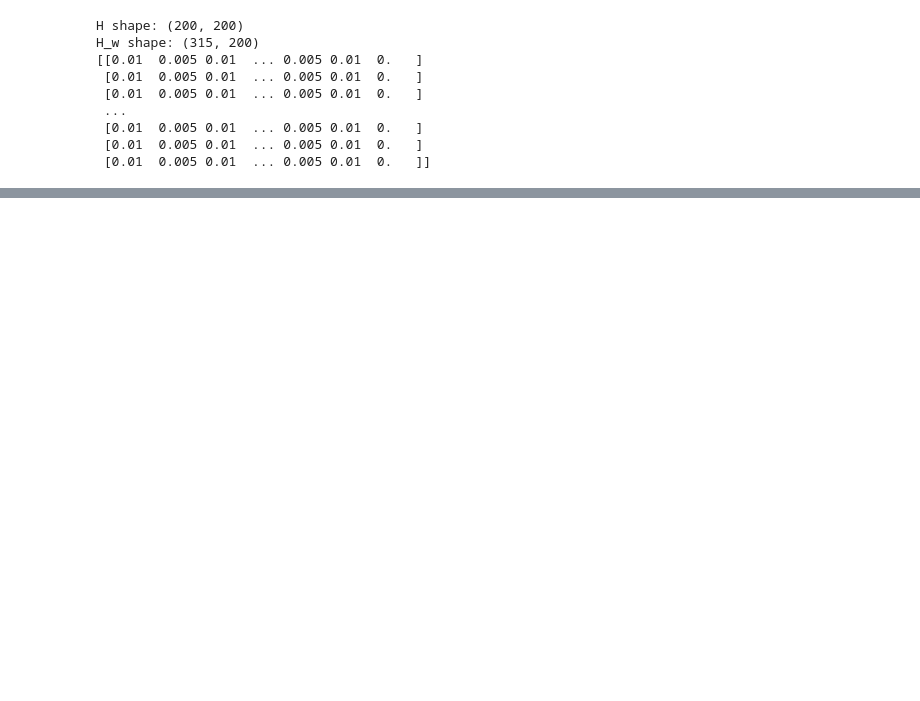
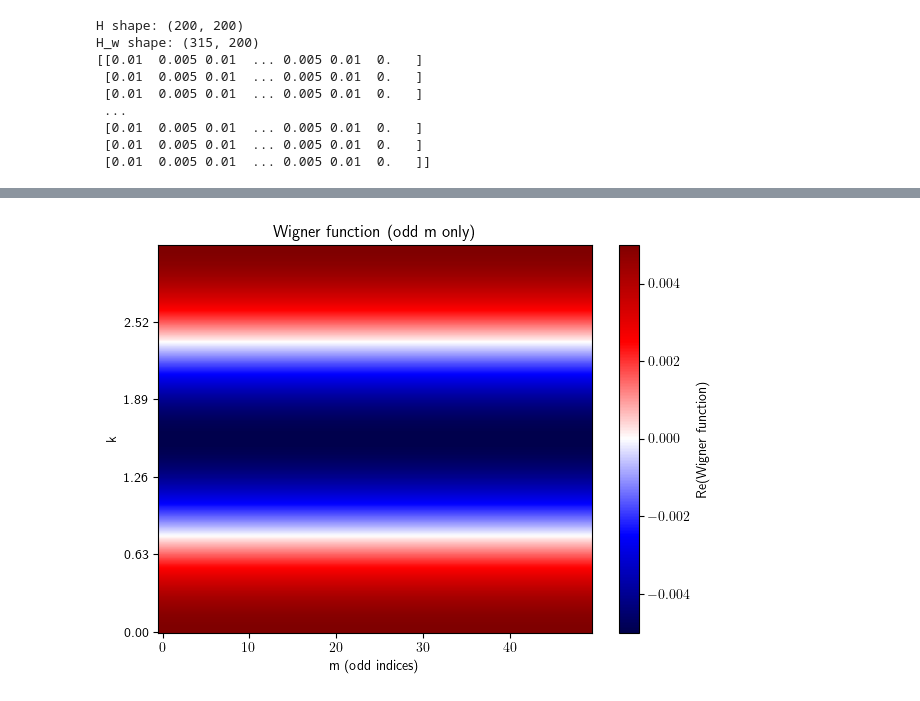
Before and after one commit to evgenii-poliakoff/lightcones, a Jupyter notebook: notebooks/wigner_function/drosophila.ipynb, the cells around one changed output, grey strips where cells are left out. Cells and saved outputs as stored; diff of their text form; code cells hidden in the pictures; blank space fills up the shorter version.

```diff
--- a/notebooks/wigner_function/drosophila.ipynb
+++ b/notebooks/wigner_function/drosophila.ipynb
@@ -488,0 +482,33 @@ plt.show()
+# %%
+# Берём только нечётные m
+odd_indices = np.arange(1, n_sites, 2)   # 1,3,5,... (физические узлы)
+
+# Строим картинку только по ним
+max_ = np.max(np.abs(w_p[:, odd_indices]))
+min_ = -max_
+
+im = plt.imshow(
+    w_p[:, odd_indices].real,
+    aspect='auto',
+    cmap='seismic',
+    vmin=min_,
+    vmax=max_,
+    origin="lower"
+)
+
+plt.xlabel('m (odd indices)')
+plt.ylabel('k')
+
+plt.yticks(
+    [len(k)/5 * i for i in range(5)],
+    labels=["{:5.2f}".format(k[round(len(k)/5 * i)]) for i in range(5)]
+)
+
+plt.title('Wigner function (odd m only)')
+cbar = plt.colorbar(im)
+cbar.set_label('Re(Wigner function)')
+
+plt.tight_layout()
+plt.show()
+# %% [output]
+[figure, added]
```
Also changed, not shown: parts of 6 cells of this notebook.
